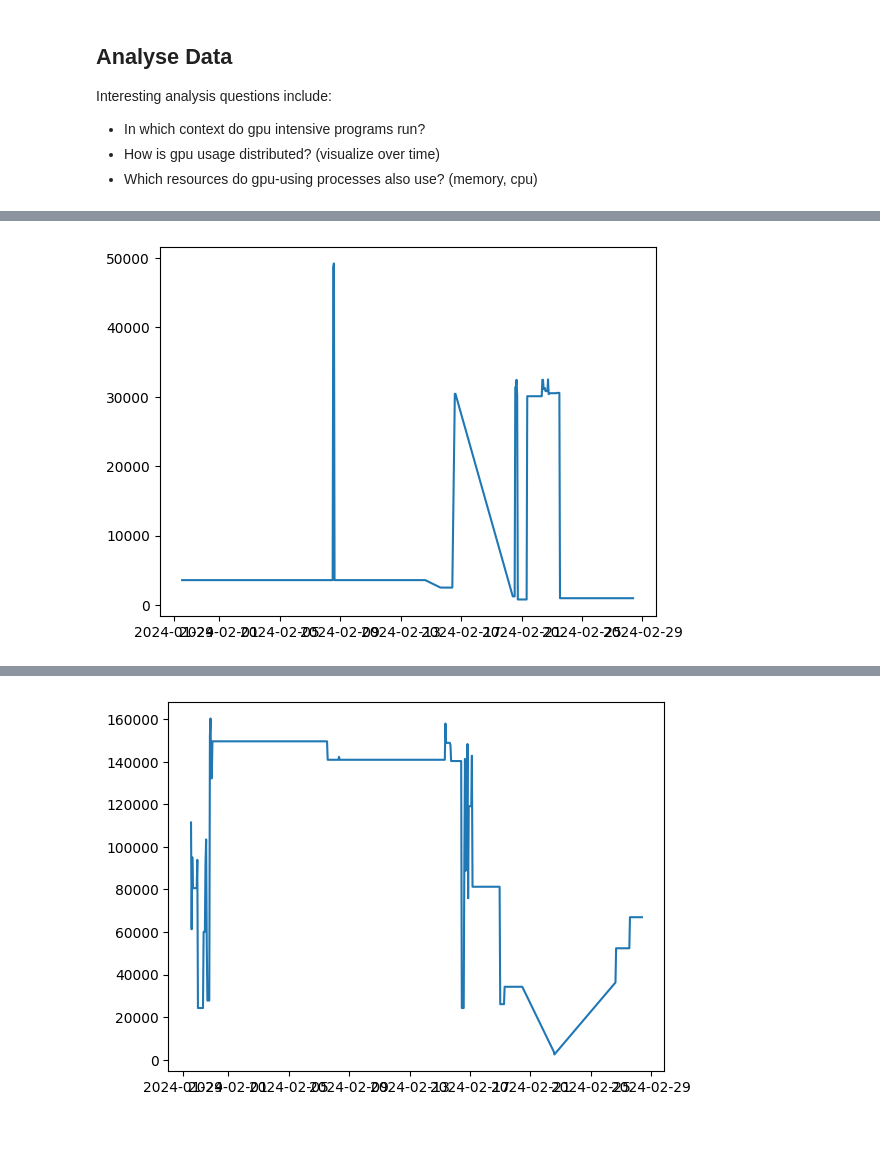
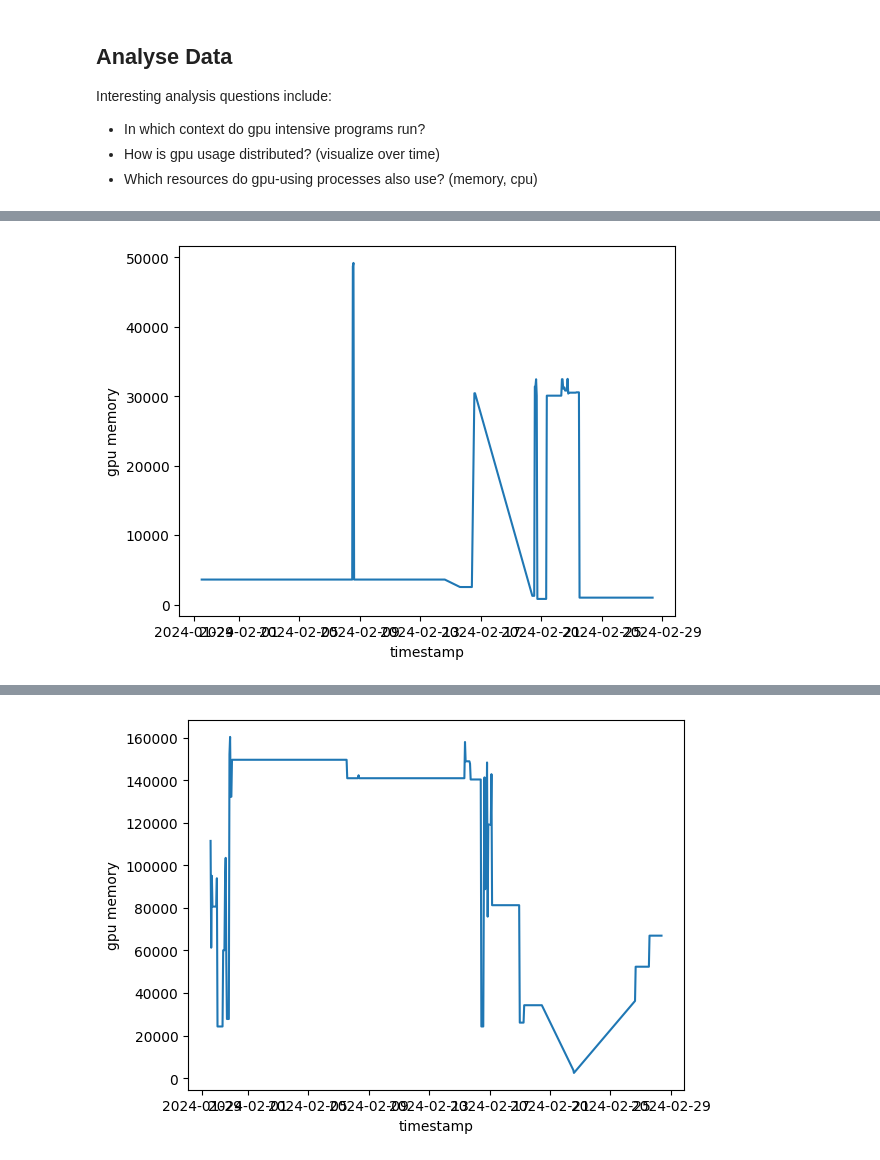
Before and after one commit to ISE-FIZKarlsruhe/gpu_monitoring, a Jupyter notebook: analysis.ipynb, the cells around one changed output, grey strips where cells are left out. Drawn from its saved outputs; the diff is of its cells as text; code cells hidden in the pictures; blank space fills up the shorter version.

```diff
--- a/analysis.ipynb
+++ b/analysis.ipynb
@@ -138,8 +138,11 @@ for host, host_gpu_infos in gpu_info_dict.items():
     gpu_memory_infos.dropna(subset=["gpu_memory"], inplace=True)
 
     ax = plt.subplot()
+    ax.set_xlabel("timestamp")
+    ax.set_ylabel("gpu memory")
     ax.plot(gpu_memory_infos["timestamp"], gpu_memory_infos["gpu_memory"])
     ax.xaxis_date()
 
+    print(f"GPU utilization for host '{host}' \nbetween {gpu_memory_infos['timestamp'].min()} and {gpu_memory_infos['timestamp'].max()}:")
     plt.show()
 # %% [output]
@@ -146 +151 @@ for host, host_gpu_infos in gpu_info_dict.items():
-[figure, old version]
+[figure, new version]
@@ -147 +154 @@ for host, host_gpu_infos in gpu_info_dict.items():
-[figure, old version]
+[figure, new version]
```
Also changed, not shown: parts of 1 cell of this notebook.
